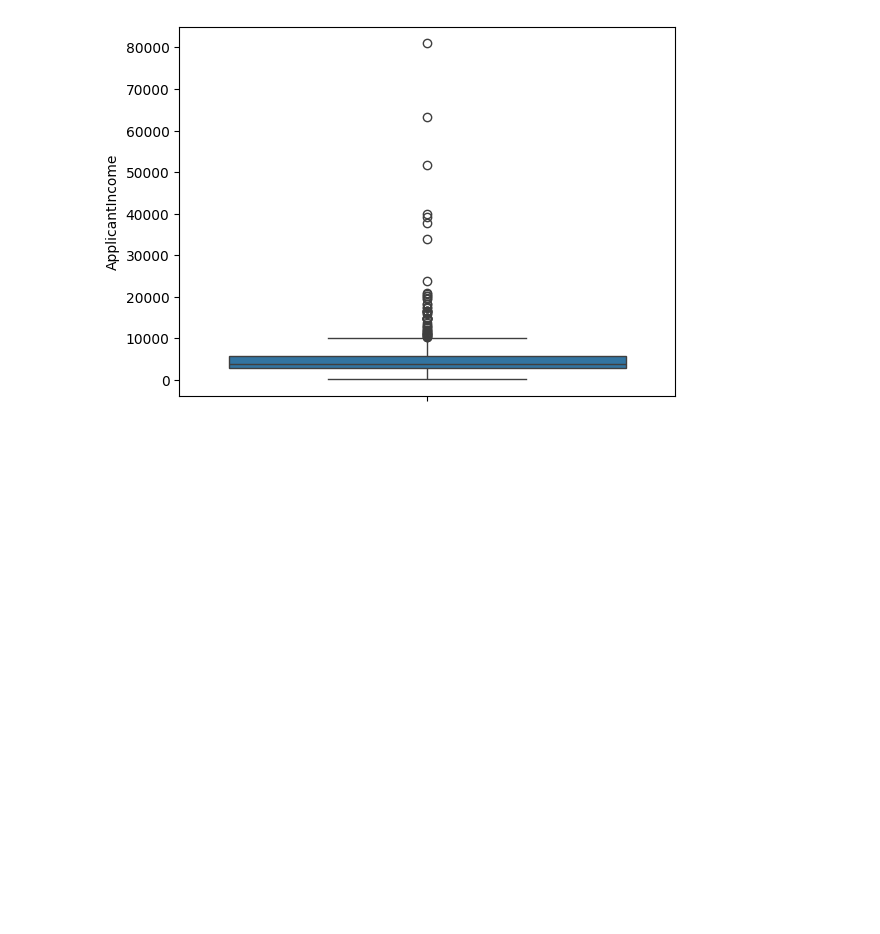
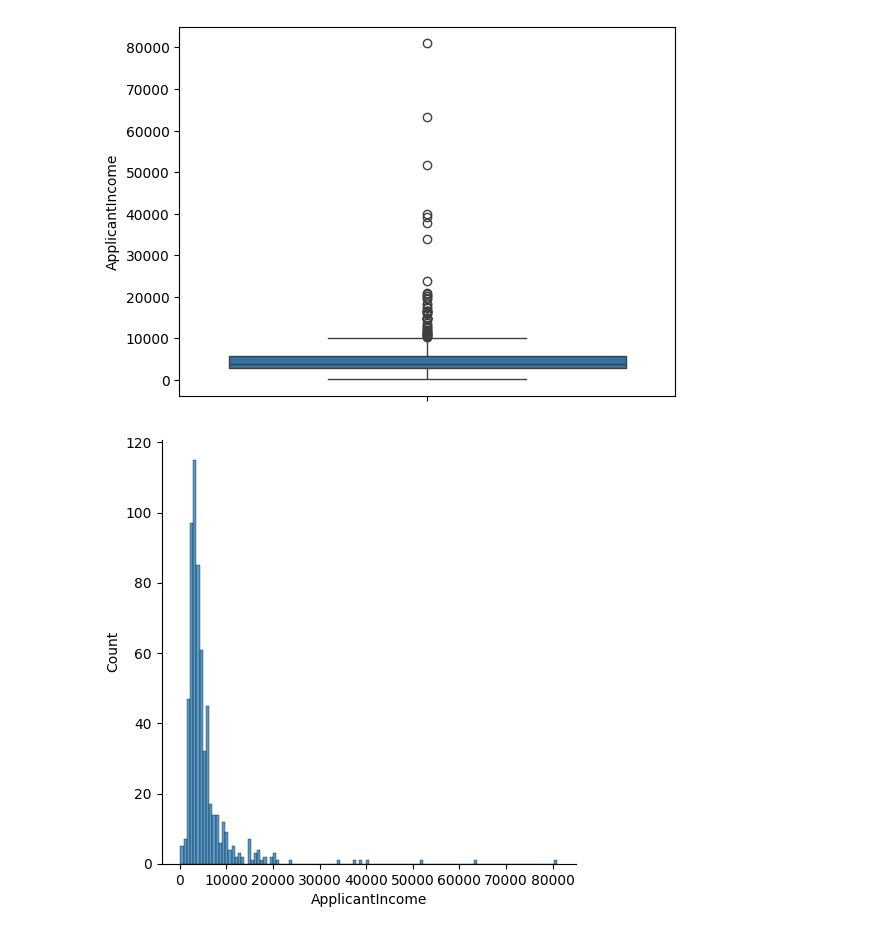
Before and after one commit to Vickymaurya1/machine-learning-course, a Jupyter notebook: Untitled2.ipynb, the cells around one changed output. Drawn from its saved outputs; the diff is of its cells as text; code cells hidden in the pictures; blank space fills up the shorter version.

Commit message:
plotting graph for the outliers detection

```diff
--- a/Untitled2.ipynb
+++ b/Untitled2.ipynb
@@ -57,3 +57,8 @@ sns.boxplot(y = "ApplicantIncome" , data = dataset)
 plt.show()
 # %% [output]
 [figure]
+# %%
+sns.displot(dataset["ApplicantIncome"])
+plt.show()
+# %% [output]
+[figure, added]
```
